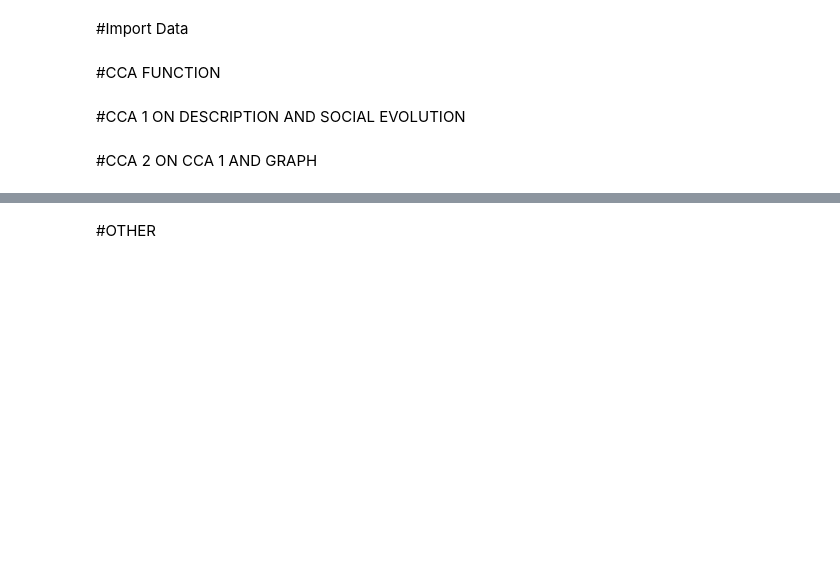
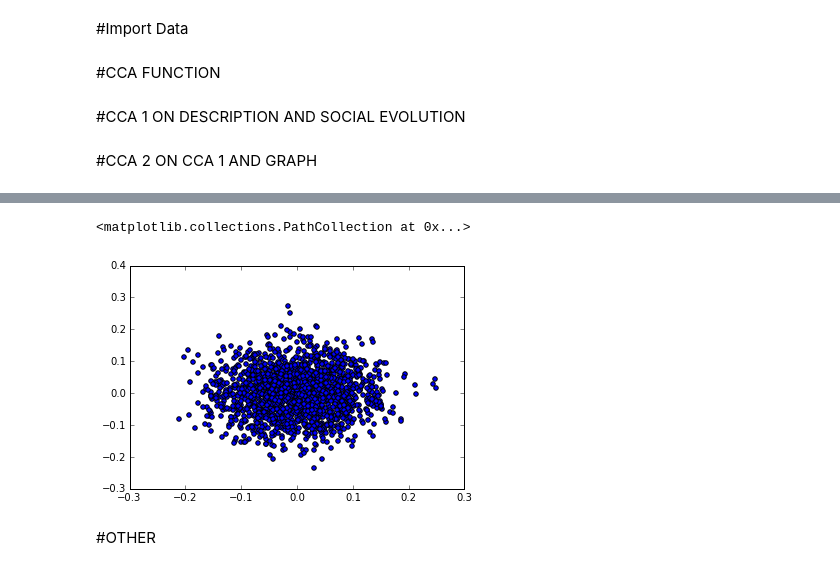
Before and after one commit to pujaarajan/CS4786, a Jupyter notebook: comp1/CCA.ipynb, the cells around one changed output, grey strips where cells are left out. Drawn from its saved outputs; the diff is of its cells as text; code cells hidden in the pictures; blank space fills up the shorter version.

```diff
--- a/comp1/CCA.ipynb
+++ b/comp1/CCA.ipynb
@@ -88,3 +88,8 @@ matrix([[-0.09486366],
+# %%
+scatter(cca2[:,0],cca2[:,1])
+# %% [output]
+<matplotlib.collections.PathCollection at 0x...>
+[figure, added]
 # %% [markdown]
 #OTHER
 # %%
```
Also changed, not shown: parts of 12 cells of this notebook, 5 other files.
